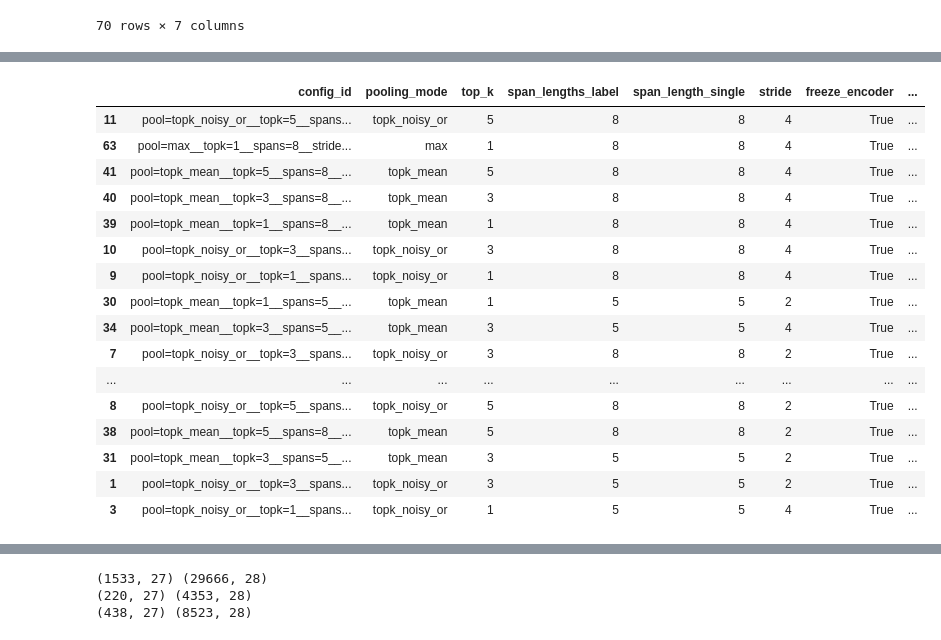
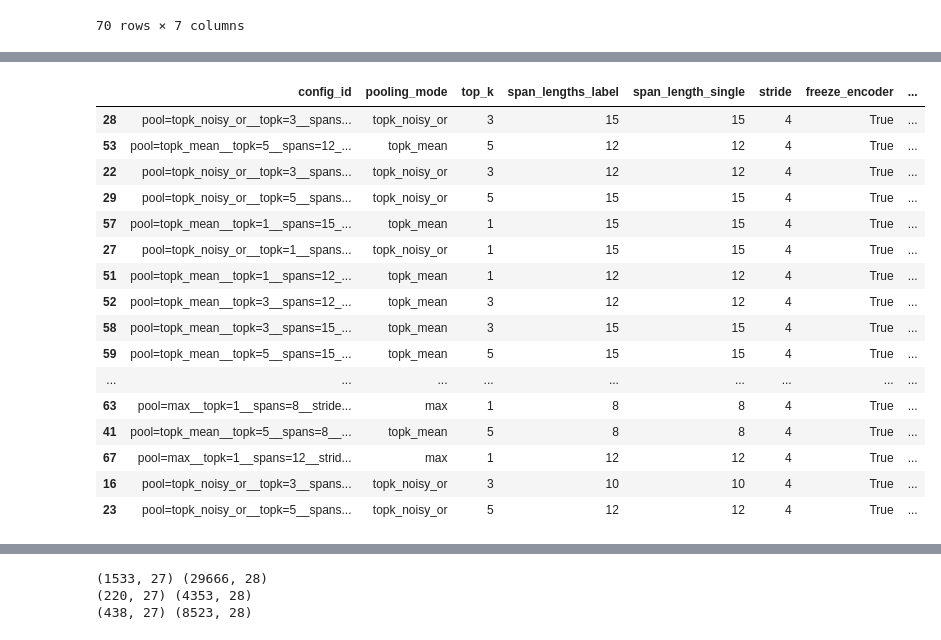
Before and after one commit to Karbs08/Localizing-Inappropriateness-in-Arguments, a Jupyter notebook: methods/mil_spans_singles.ipynb, the cells around one changed output, grey strips where cells are left out. Drawn from its saved outputs; the diff is of its cells as text; code cells hidden in the pictures.

```diff
--- a/methods/mil_spans_singles.ipynb
+++ b/methods/mil_spans_singles.ipynb
@@ -1268,3 +1499,7 @@ val_config_summary.to_csv(
 )
 
 display(val_config_summary)
+# %%
+# If necessary load config summary, so evaluation can be resumed without re-running all configs.
+val_config_summary = pd.read_csv(OUTPUT_DIR / "mil_validation_config_summary.csv")
+display(val_config_summary)
@@ -1274,9 +1523,9 @@ val_config_summary = val_config_summary.copy()
 # Efficiency-style diagnostic.
 # This is not the main criterion because it can over-favor tiny spans with tiny drops,
 # but it is useful for interpretation.
-val_config_summary["val_tp_drop_per_masked_ratio"] = (
+val_config_summary["val_tp_drop_per_masked_token_ratio"] = (
     val_config_summary["val_tp_mean_prob_drop"] /
-    val_config_summary["val_tp_mean_masked_word_ratio"].replace(0, np.nan)
+    val_config_summary["val_tp_mean_masked_token_ratio"].replace(0, np.nan)
 )
 
 # Rank-based scores avoid scale problems.
@@ -1293,18 +1542,18 @@ val_config_summary["rank_positive_drop_rate"] = (
     .rank(pct=True)
 )
 
-# Lower masked word ratio is better.
+# Lower masked token ratio is better.
 val_config_summary["rank_mask_efficiency"] = (
-    (-val_config_summary["val_tp_mean_masked_word_ratio"].fillna(np.inf))
+    (-val_config_summary["val_tp_mean_masked_token_ratio"].fillna(np.inf))
     .rank(pct=True)
 )
 
 # This selection score reflects the actual span-localization objective:
-# high probability drop, high positive drop rate, and low masked word ratio.
+# high probability drop, high positive drop rate, and low masked token ratio.
 val_config_summary["selection_score"] = (
     0.4 * val_config_summary["rank_prob_drop"]
-    + 0.3 * val_config_summary["rank_positive_drop_rate"]
-    + 0.3 * val_config_summary["rank_mask_efficiency"]
+    + 0.4 * val_config_summary["rank_positive_drop_rate"]
+    + 0.2 * val_config_summary["rank_mask_efficiency"]
 )
 
 def select_best_config(
@@ -1318,7 +1567,7 @@ def select_best_config(
     Main objective:
     - high mean probability drop on validation TPs
     - high positive drop rate on validation TPs
-    - low masked word ratio
+    - low masked token ratio
 
     Bag-level metrics are used only as weak guardrails to avoid selecting
     a collapsed MIL model.
@@ -1329,7 +1578,7 @@ def select_best_config(
     base = df[
         df["val_tp_mean_prob_drop"].notna() &
         df["val_tp_positive_drop_rate"].notna() &
-        df["val_tp_mean_masked_word_ratio"].notna() &
+        df["val_tp_mean_masked_token_ratio"].notna() &
         (df["val_tp_n_arguments"] > 0)
     ].copy()
 
@@ -1352,7 +1601,7 @@ def select_best_config(
 
     for budget in mask_budget_steps:
         candidates = base[
-            base["val_tp_mean_masked_word_ratio"] <= budget
+            base["val_tp_mean_masked_token_ratio"] <= budget
         ].copy()
 
         if len(candidates) > 0:
@@ -1372,7 +1621,7 @@ def select_best_config(
             "selection_score",
             "val_tp_mean_prob_drop",
             "val_tp_positive_drop_rate",
-            "val_tp_mean_masked_word_ratio",
+            "val_tp_mean_masked_token_ratio",
             "val_roc_auc",
         ],
         ascending=[
@@ -1406,8 +1655,8 @@ for key in [
     "freeze_encoder",
     "val_tp_mean_prob_drop",
     "val_tp_positive_drop_rate",
-    "val_tp_mean_masked_word_ratio",
-    "val_tp_drop_per_masked_ratio",
+    "val_tp_mean_masked_token_ratio",
+    "val_tp_drop_per_masked_token_ratio",
     "val_roc_auc",
     "val_f1",
     "selection_score",
@@ -1430,8 +1679,8 @@ display(
             "val_tp_positive_drop_rate",
             "val_tp_strong_drop_rate_001",
             "val_tp_strong_drop_rate_005",
-            "val_tp_mean_masked_word_ratio",
-            "val_tp_drop_per_masked_ratio",
+            "val_tp_mean_masked_token_ratio",
+            "val_tp_drop_per_masked_token_ratio",
             "val_roc_auc",
             "val_f1",
             "selection_score",
@@ -1469,20 +1718,20 @@ selection_score: 0.7057142857142857
 |  | config_id | pooling_mode | top_k | span_lengths_label | span_length_single | stride | freeze_encoder | ... |
-| 11 | pool=topk_noisy_or__topk=5__spans... | topk_noisy_or | 5 | 8 | 8 | 4 | True | ... |
+| 28 | pool=topk_noisy_or__topk=3__spans... | topk_noisy_or | 3 | 15 | 15 | 4 | True | ... |
+| 53 | pool=topk_mean__topk=5__spans=12_... | topk_mean | 5 | 12 | 12 | 4 | True | ... |
+| 22 | pool=topk_noisy_or__topk=3__spans... | topk_noisy_or | 3 | 12 | 12 | 4 | True | ... |
+| 29 | pool=topk_noisy_or__topk=5__spans... | topk_noisy_or | 5 | 15 | 15 | 4 | True | ... |
+| 57 | pool=topk_mean__topk=1__spans=15_... | topk_mean | 1 | 15 | 15 | 4 | True | ... |
+| 27 | pool=topk_noisy_or__topk=1__spans... | topk_noisy_or | 1 | 15 | 15 | 4 | True | ... |
+| 51 | pool=topk_mean__topk=1__spans=12_... | topk_mean | 1 | 12 | 12 | 4 | True | ... |
+| 52 | pool=topk_mean__topk=3__spans=12_... | topk_mean | 3 | 12 | 12 | 4 | True | ... |
+| 58 | pool=topk_mean__topk=3__spans=15_... | topk_mean | 3 | 15 | 15 | 4 | True | ... |
+| 59 | pool=topk_mean__topk=5__spans=15_... | topk_mean | 5 | 15 | 15 | 4 | True | ... |
+| ... | ... | ... | ... | ... | ... | ... | ... | ... |
 | 63 | pool=max__topk=1__spans=8__stride... | max | 1 | 8 | 8 | 4 | True | ... |
 | 41 | pool=topk_mean__topk=5__spans=8__... | topk_mean | 5 | 8 | 8 | 4 | True | ... |
-| 40 | pool=topk_mean__topk=3__spans=8__... | topk_mean | 3 | 8 | 8 | 4 | True | ... |
-| 39 | pool=topk_mean__topk=1__spans=8__... | topk_mean | 1 | 8 | 8 | 4 | True | ... |
-| 10 | pool=topk_noisy_or__topk=3__spans... | topk_noisy_or | 3 | 8 | 8 | 4 | True | ... |
-| 9 | pool=topk_noisy_or__topk=1__spans... | topk_noisy_or | 1 | 8 | 8 | 4 | True | ... |
-| 30 | pool=topk_mean__topk=1__spans=5__... | topk_mean | 1 | 5 | 5 | 2 | True | ... |
-| 34 | pool=topk_mean__topk=3__spans=5__... | topk_mean | 3 | 5 | 5 | 4 | True | ... |
-| 7 | pool=topk_noisy_or__topk=3__spans... | topk_noisy_or | 3 | 8 | 8 | 2 | True | ... |
-| ... | ... | ... | ... | ... | ... | ... | ... | ... |
-| 8 | pool=topk_noisy_or__topk=5__spans... | topk_noisy_or | 5 | 8 | 8 | 2 | True | ... |
-| 38 | pool=topk_mean__topk=5__spans=8__... | topk_mean | 5 | 8 | 8 | 2 | True | ... |
-| 31 | pool=topk_mean__topk=3__spans=5__... | topk_mean | 3 | 5 | 5 | 2 | True | ... |
-| 1 | pool=topk_noisy_or__topk=3__spans... | topk_noisy_or | 3 | 5 | 5 | 2 | True | ... |
-| 3 | pool=topk_noisy_or__topk=1__spans... | topk_noisy_or | 1 | 5 | 5 | 4 | True | ... |
+| 67 | pool=max__topk=1__spans=12__strid... | max | 1 | 12 | 12 | 4 | True | ... |
+| 16 | pool=topk_noisy_or__topk=3__spans... | topk_noisy_or | 3 | 10 | 10 | 4 | True | ... |
+| 23 | pool=topk_noisy_or__topk=5__spans... | topk_noisy_or | 5 | 12 | 12 | 4 | True | ... |
 # %%
 def plot_validation_heatmap(
     df,
```
Also changed, not shown: parts of 26 cells of this notebook, 1 other file.
